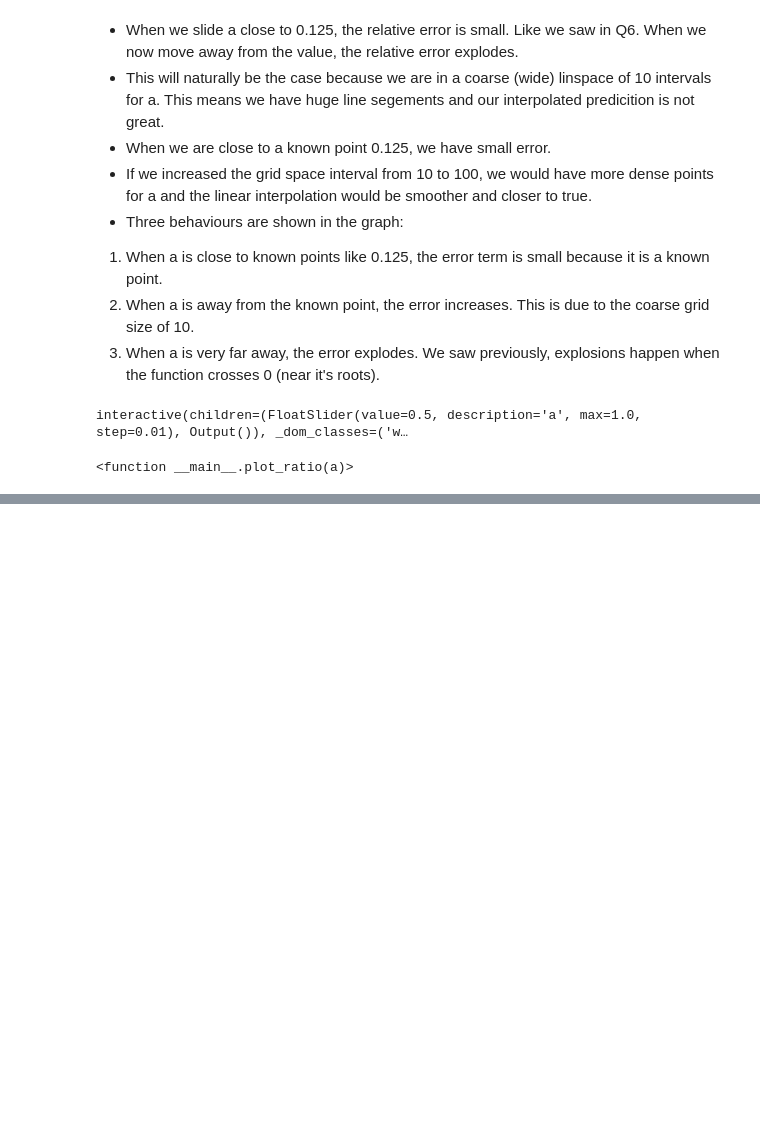
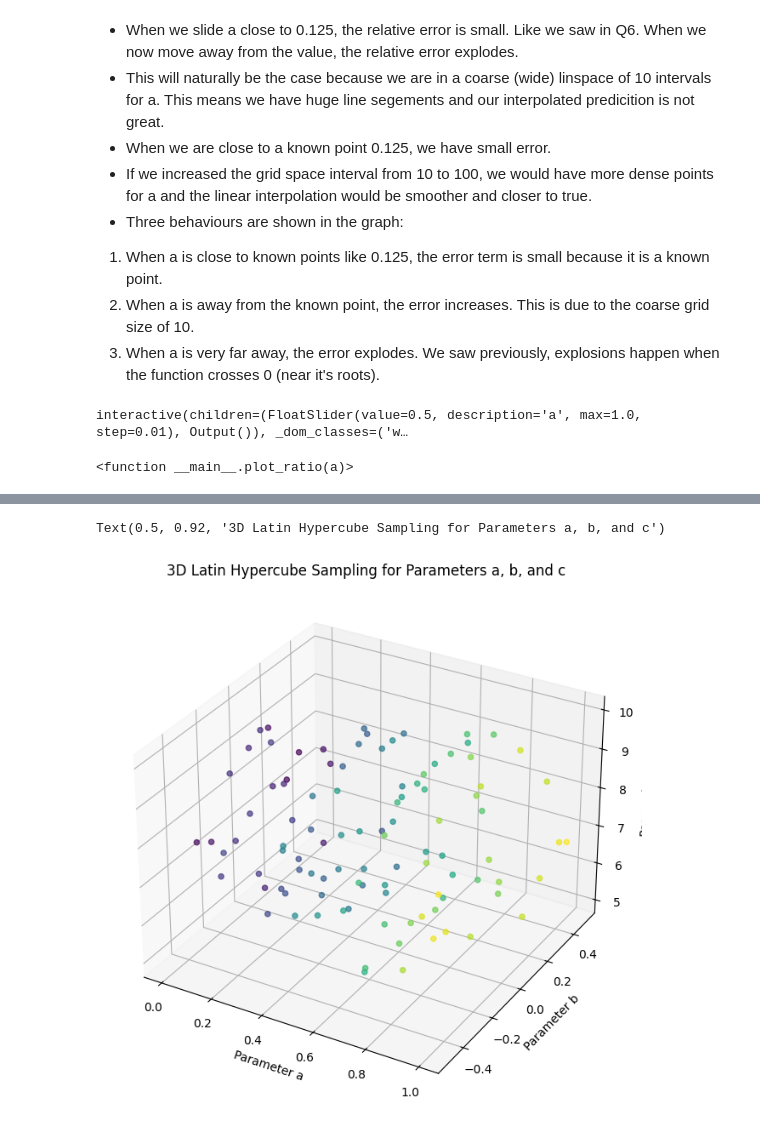
Before and after one commit to sajid-ahmed1/practise_project, a Jupyter notebook: ps3_example_sheet_3.ipynb, the cells around one changed output, grey strips where cells are left out. Saved outputs shown, nothing was run; the diff lists cells and outputs as text; code cells hidden in the pictures; blank space fills up the shorter version.

```diff
--- a/ps3_example_sheet_3.ipynb
+++ b/ps3_example_sheet_3.ipynb
@@ -455,0 +752,36 @@ interactive(children=(FloatSlider(value=0.5, description='a', max=1.0, step=0.01
+# %%
+import numpy as np
+import pandas as pd
+from scipy.interpolate import RegularGridInterpolator
+from pyDOE import lhs  # For Latin Hypercube Sampling
+
+# Define the ranges for `a`, `b`, and `t`
+t = np.linspace(0, 1, 100)  # Time range with 100 points
+a_range = (0., 1.0)
+b_range = (-0.5, 0.5)
+c_range = (5, 10)
+
+# Generate Latin Hypercube samples for `a` and `b`
+n_samples = 100  # Define the number of samples for each parameter
+lhs_samples = lhs(3, samples=n_samples)  # Latin Hypercube sampling in 2D
+
+
+
+# Scale the samples to the range of `a` and `b`
+a_values = a_range[0] + lhs_samples[:, 0] * (a_range[1] - a_range[0])
+b_values = b_range[0] + lhs_samples[:, 1] * (b_range[1] - b_range[0])
+c_values = c_range[0] + lhs_samples[:, 2] * (c_range[1] - c_range[0])
+# %%
+# Plot the Latin Hypercube samples in 3D
+fig = plt.figure(figsize=(10, 8))
+ax = fig.add_subplot(111, projection='3d')
+sc = ax.scatter(a_values, b_values, c_values, c=a_values, cmap='viridis', marker='o', alpha=0.7)
+
+# Set plot labels and title
+ax.set_xlabel('Parameter a')
+ax.set_ylabel('Parameter b')
+ax.set_zlabel('Parameter c')
+ax.set_title('3D Latin Hypercube Sampling for Parameters a, b, and c')
+# %% [output]
+Text(0.5, 0.92, '3D Latin Hypercube Sampling for Parameters a, b, and c')
+[figure, added]
```
Also changed, not shown: parts of 27 cells of this notebook.
